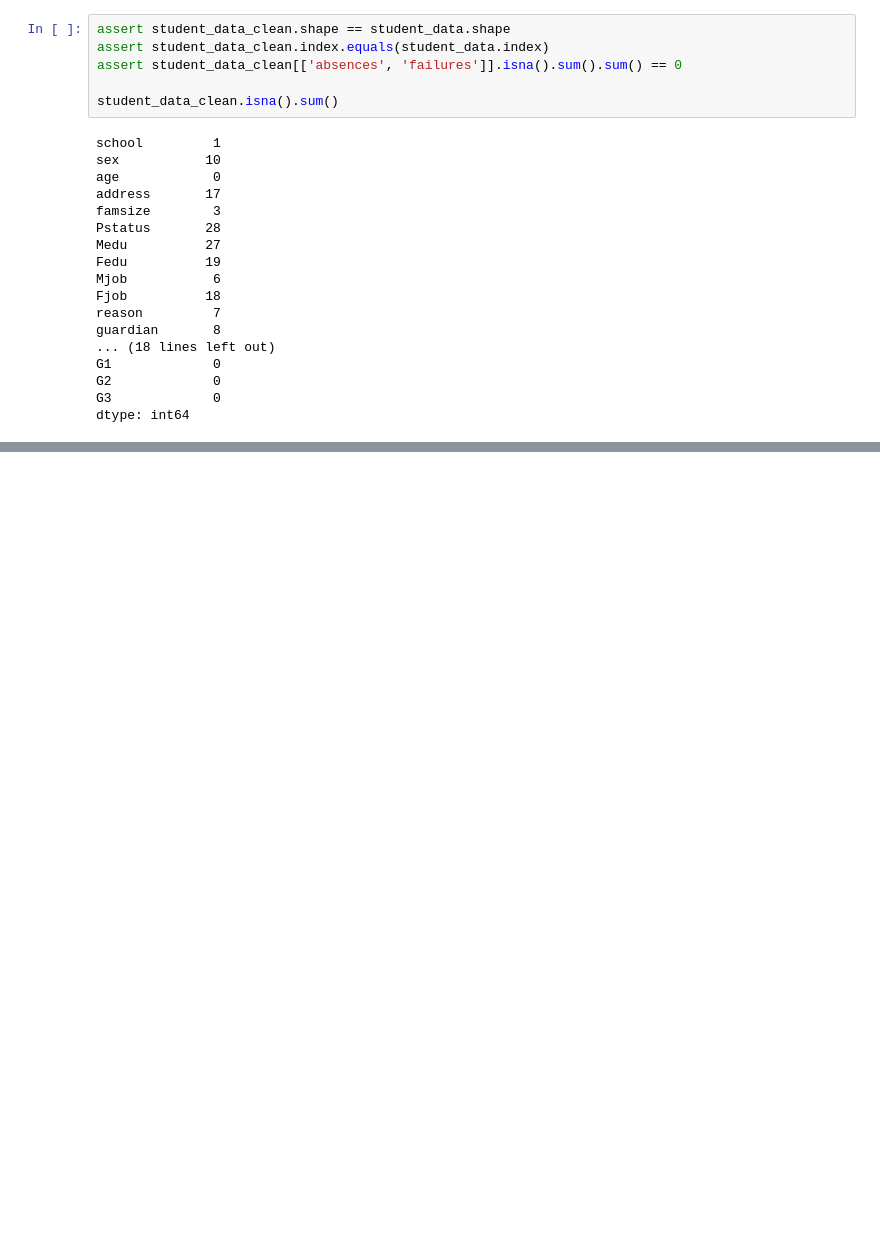
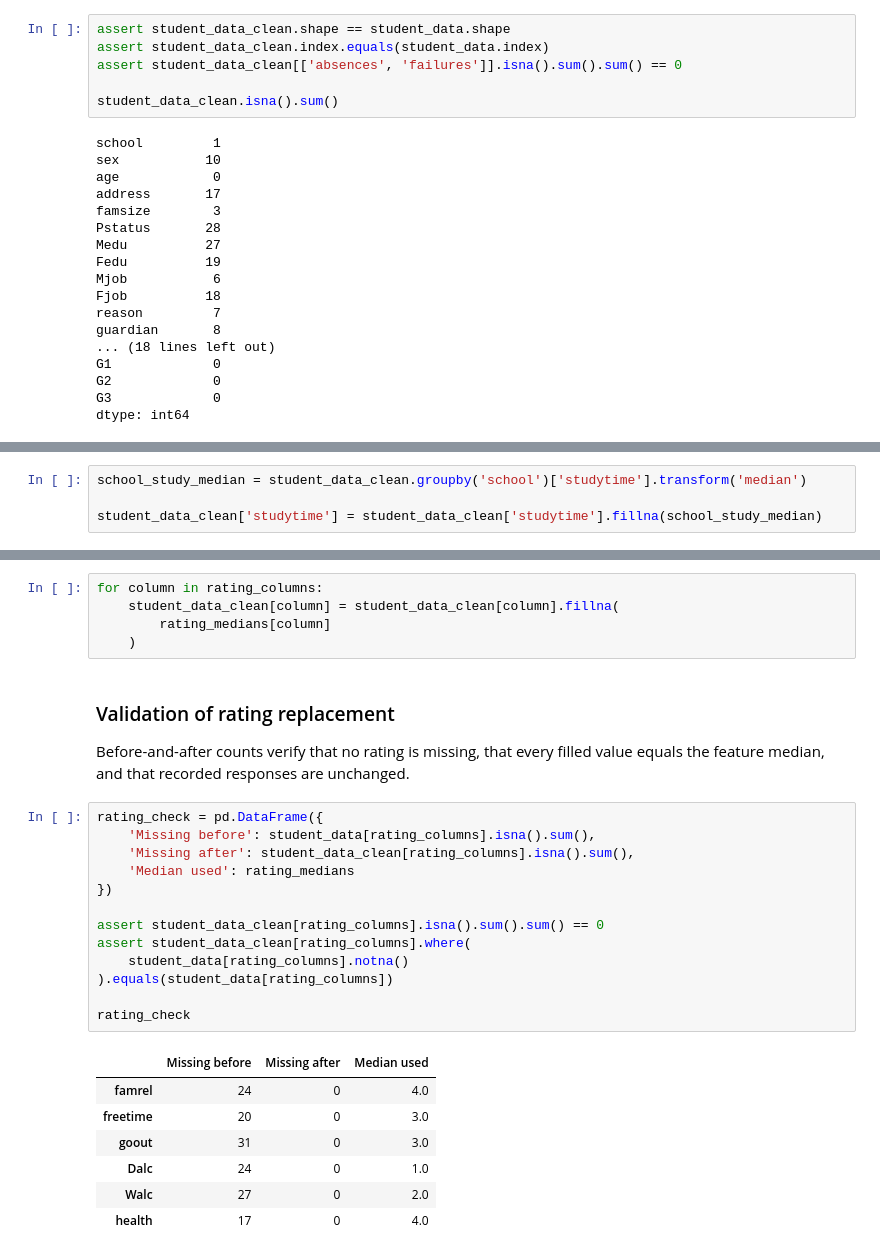
Before and after one commit to HenriqueReduto/Data-Mining-Project, a Jupyter notebook: notebooks/data_preprocessing.ipynb, the cells around one changed output, grey strips where cells are left out. Drawn from its saved outputs; the diff is of its cells as text; blank space fills up the shorter version.

```diff
--- a/notebooks/data_preprocessing.ipynb
+++ b/notebooks/data_preprocessing.ipynb
@@ -134,0 +263,4 @@ dtype: int64
+# %%
+school_study_median = student_data_clean.groupby('school')['studytime'].transform('median')
+
+student_data_clean['studytime'] = student_data_clean['studytime'].fillna(school_study_median)
@@ -134,0 +392,32 @@ dtype: int64
+# %%
+for column in rating_columns:
+    student_data_clean[column] = student_data_clean[column].fillna(
+        rating_medians[column]
+    )
+# %% [markdown]
+### Validation of rating replacement
+
+Before-and-after counts verify that no rating is missing, that every
+filled value equals the feature median, and that recorded responses are
+unchanged.
+# %%
+rating_check = pd.DataFrame({
+    'Missing before': student_data[rating_columns].isna().sum(),
+    'Missing after': student_data_clean[rating_columns].isna().sum(),
+    'Median used': rating_medians
+})
+
+assert student_data_clean[rating_columns].isna().sum().sum() == 0
+assert student_data_clean[rating_columns].where(
+    student_data[rating_columns].notna()
+).equals(student_data[rating_columns])
+
+rating_check
+# %% [output]
+|  | Missing before | Missing after | Median used |
+| famrel | 24 | 0 | 4.0 |
+| freetime | 20 | 0 | 3.0 |
+| goout | 31 | 0 | 3.0 |
+| Dalc | 24 | 0 | 1.0 |
+| Walc | 27 | 0 | 2.0 |
+| health | 17 | 0 | 4.0 |
```
Also changed, not shown: parts of 32 cells of this notebook, 2 other files.
